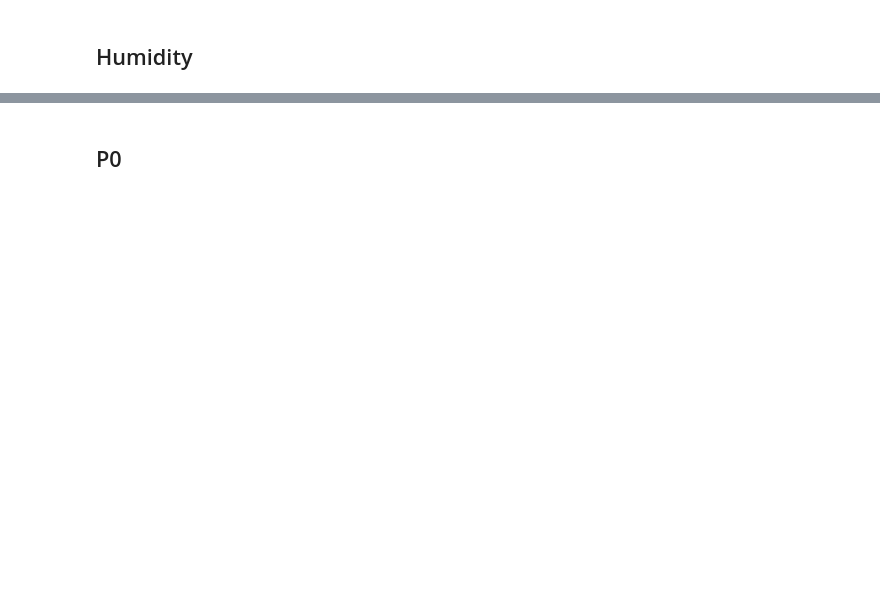
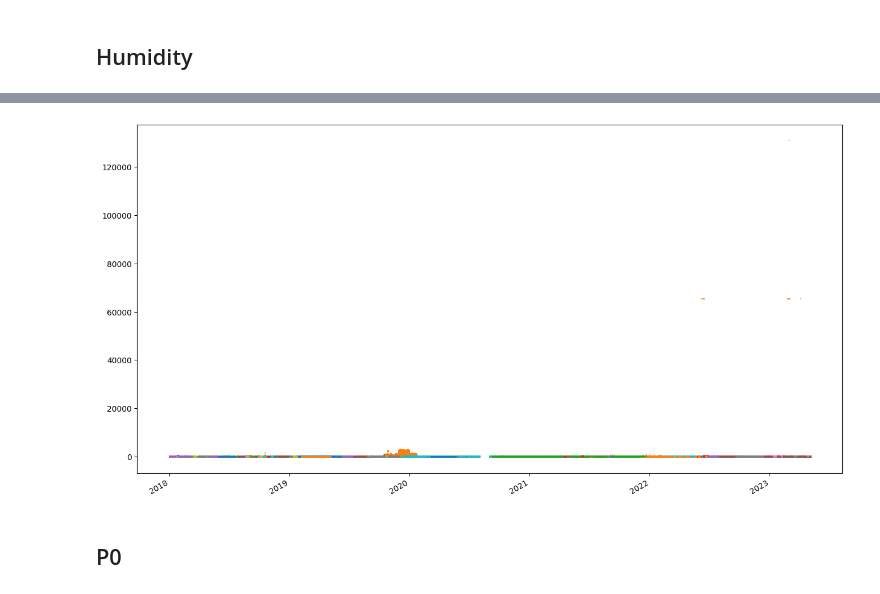
Before and after one commit to mart1bb/air_quality_africa, a Jupyter notebook: code/Analysis2.ipynb, the cells around one changed output, grey strips where cells are left out. Drawn from its saved outputs; the diff is of its cells as text; code cells hidden in the pictures; blank space fills up the shorter version.

```diff
--- a/code/Analysis2.ipynb
+++ b/code/Analysis2.ipynb
@@ -79,12 +61,2 @@ timestamp
 # %% [markdown]
 ## Humidity
-# %%
-fig = plt.figure('humidity', figsize=(16,9))
-humidity = df['2021-01-15 15:20:00+00:00':'2022-01-30 15:30:00+00:00'][['humidity']]
-smoothed = savgol_filter(humidity['humidity'],500,3)
-smoothed = smoothed.clip(0,100)
-
-print(humidity)
-plt.plot(humidity.index,humidity.humidity)
-plt.plot(humidity.index,smoothed)
-plt.gcf().autofmt_xdate()
@@ -108,2 +63,12 @@ timestamp
+# %%
+fig = plt.figure('humidity', figsize=(16,9))
+
+for location in list(set(df['location'])):
+    humidity = df.loc[df['location'] == location][['humidity','timestamp']]
+    plt.scatter(humidity.timestamp,humidity.humidity,s=0.2,label=location)
+
+plt.gcf().autofmt_xdate()
+# %% [output]
+[figure, added]
 # %% [markdown]
 ## P0
```
Also changed, not shown: parts of 11 cells of this notebook, 2 other files.
